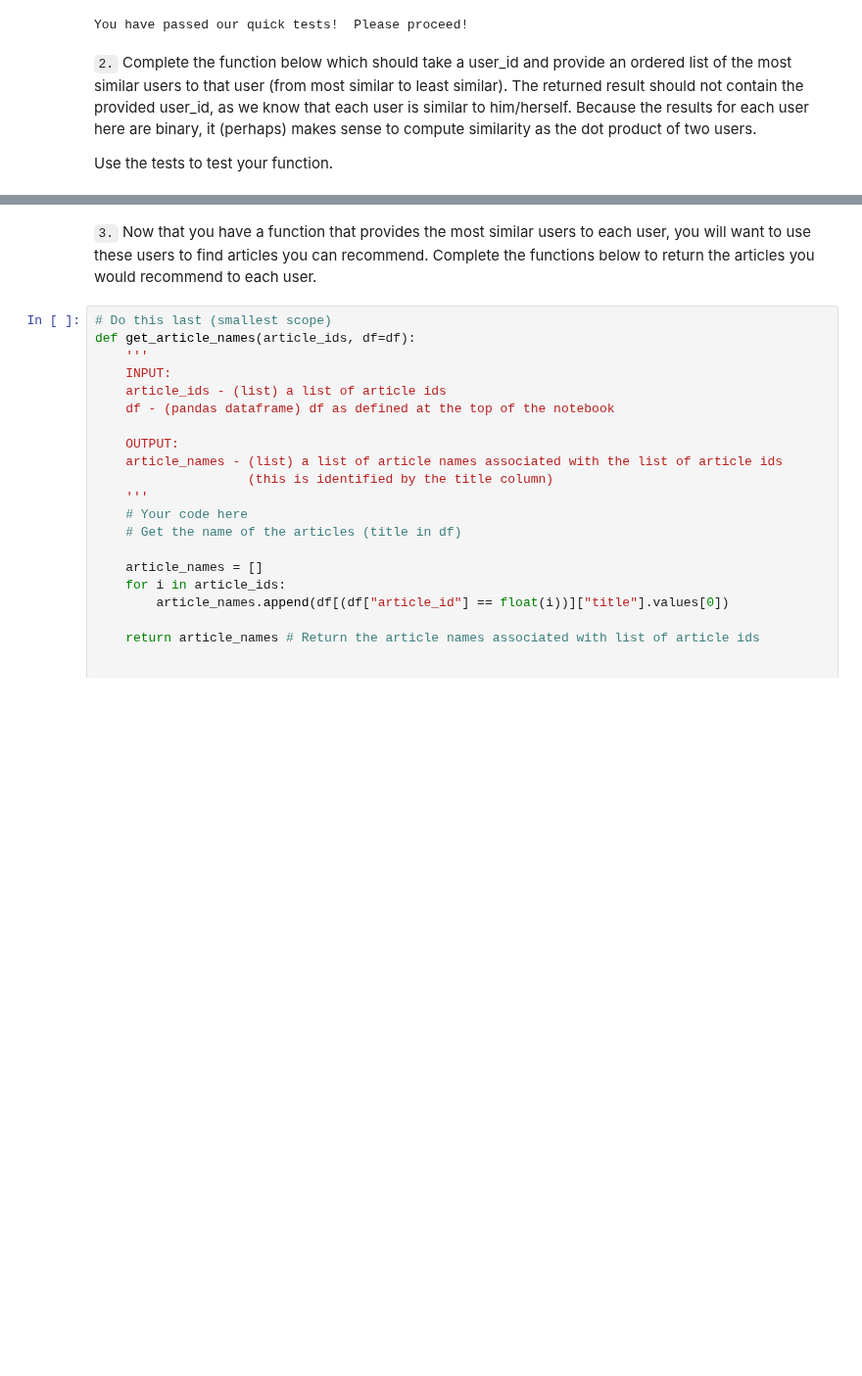
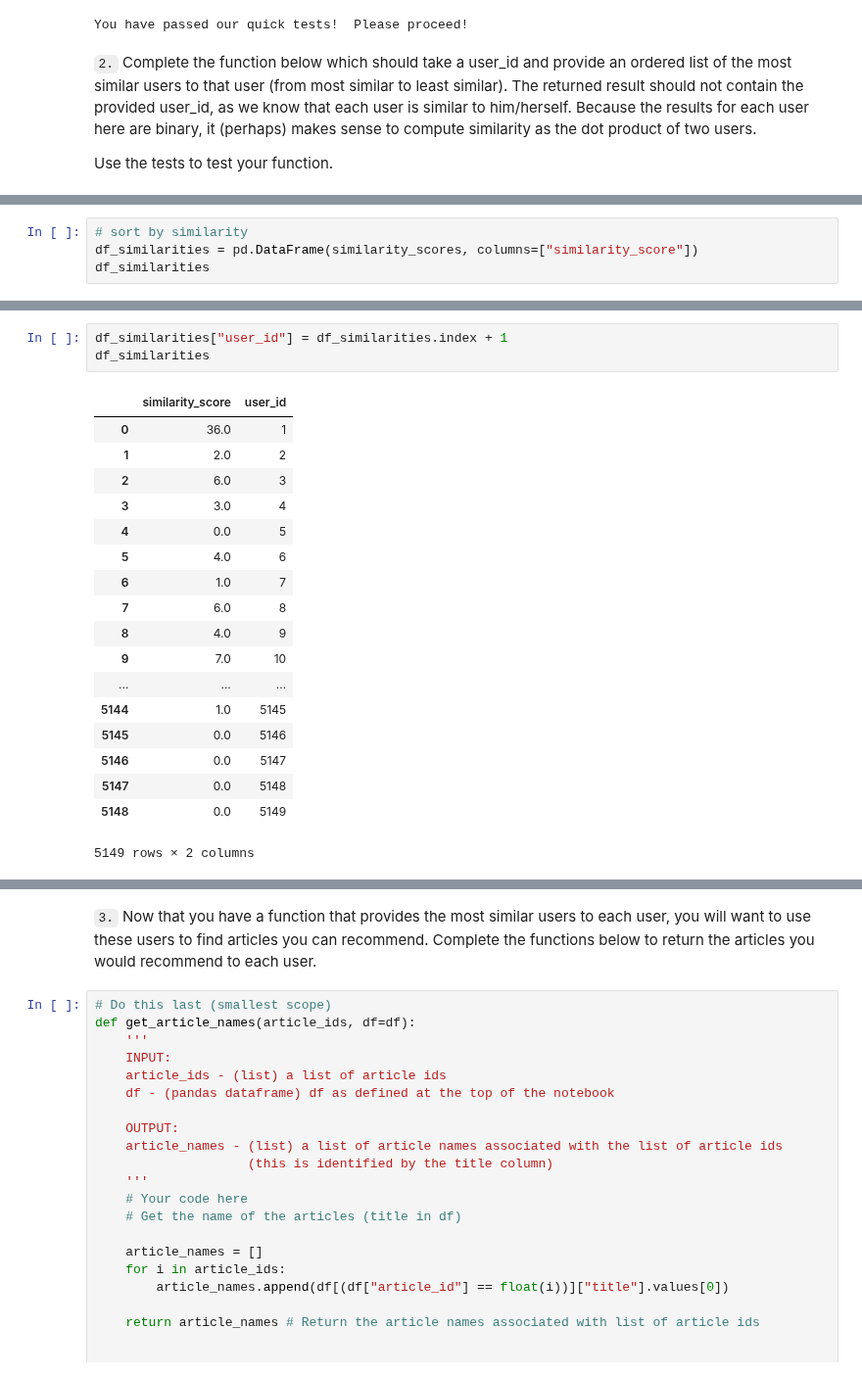
Before and after one commit to keigito/IBM_Recommendations, a Jupyter notebook: Recommendations_with_IBM.ipynb, the cells around one changed output, grey strips where cells are left out. Shown at 98% size. Saved outputs shown, nothing was run; the diff lists cells and outputs as text; blank space fills up the shorter version.

```diff
--- a/Recommendations_with_IBM.ipynb
+++ b/Recommendations_with_IBM.ipynb
@@ -394,0 +445,4 @@ def find_similar_users(user_id, user_item=user_item):
+# %%
+# sort by similarity
+df_similarities = pd.DataFrame(similarity_scores, columns=["similarity_score"])
+df_similarities
@@ -394,0 +468,22 @@ def find_similar_users(user_id, user_item=user_item):
+# %%
+df_similarities["user_id"] = df_similarities.index + 1
+df_similarities
+# %% [output]
+|  | similarity_score | user_id |
+| 0 | 36.0 | 1 |
+| 1 | 2.0 | 2 |
+| 2 | 6.0 | 3 |
+| 3 | 3.0 | 4 |
+| 4 | 0.0 | 5 |
+| 5 | 4.0 | 6 |
+| 6 | 1.0 | 7 |
+| 7 | 6.0 | 8 |
+| 8 | 4.0 | 9 |
+| 9 | 7.0 | 10 |
+| ... | ... | ... |
+| 5144 | 1.0 | 5145 |
+| 5145 | 0.0 | 5146 |
+| 5146 | 0.0 | 5147 |
+| 5147 | 0.0 | 5148 |
+| 5148 | 0.0 | 5149 |
+5149 rows × 2 columns
```
Also changed, not shown: parts of 10 cells of this notebook.
